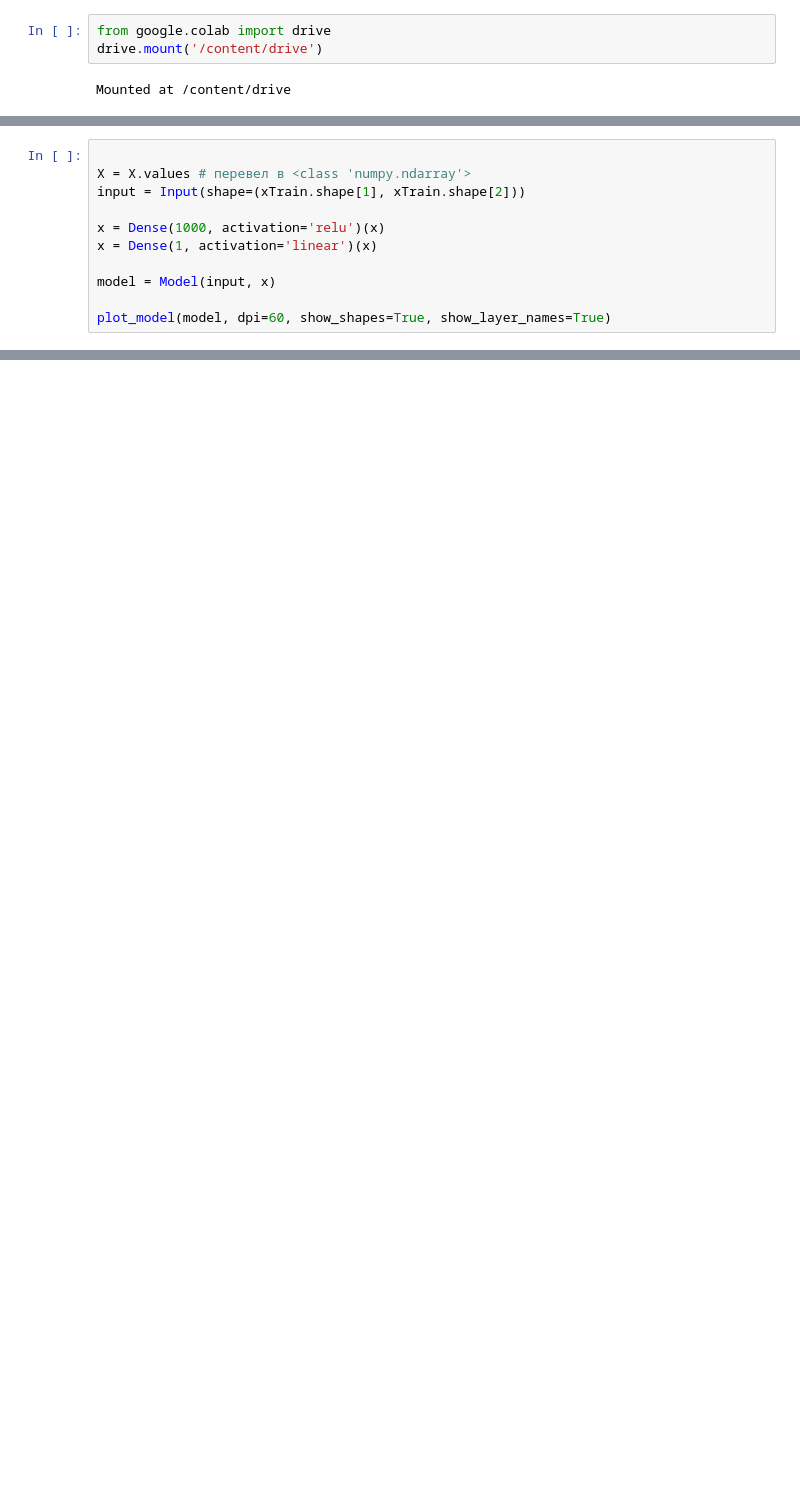
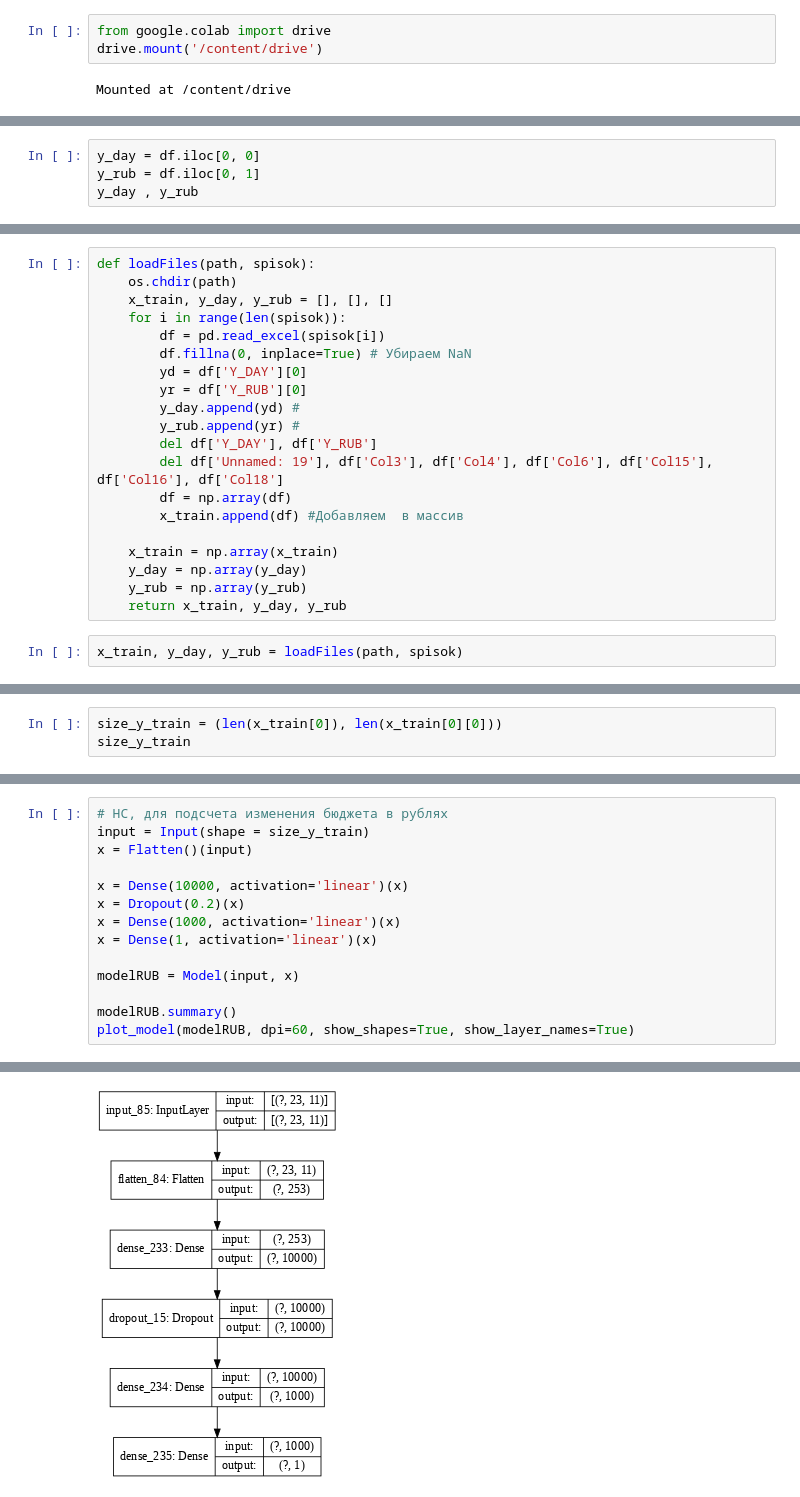
Before and after one commit to Stanislov/leadersofdigital2020, a Jupyter notebook: Index.ipynb, the cells around one changed output, grey strips where cells are left out. Saved outputs shown, nothing was run; the diff lists cells and outputs as text; blank space fills up the shorter version.

```diff
--- a/Index.ipynb
+++ b/Index.ipynb
@@ -67,0 +39,4 @@ df[:3]
+# %%
+y_day = df.iloc[0, 0]
+y_rub = df.iloc[0, 1]
+y_day , y_rub
@@ -67,0 +45,22 @@ df[:3]
+# %%
+def loadFiles(path, spisok):
+    os.chdir(path)
+    x_train, y_day, y_rub = [], [], []
+    for i in range(len(spisok)):
+        df = pd.read_excel(spisok[i])
+        df.fillna(0, inplace=True) # Убираем NaN
+        yd = df['Y_DAY'][0]
+        yr = df['Y_RUB'][0]
+        y_day.append(yd) #
+        y_rub.append(yr) #
+        del df['Y_DAY'], df['Y_RUB']
+        del df['Unnamed: 19'], df['Col3'], df['Col4'], df['Col6'], df['Col15'], df['Col16'], df['Col18']
+        df = np.array(df)
+        x_train.append(df) #Добавляем  в массив
+
+    x_train = np.array(x_train)
+    y_day = np.array(y_day)
+    y_rub = np.array(y_rub)
+    return x_train, y_day, y_rub
+# %%
+x_train, y_day, y_rub = loadFiles(path, spisok)
@@ -67,0 +114,3 @@ df[:3]
+# %%
+size_y_train = (len(x_train[0]), len(x_train[0][0]))
+size_y_train
@@ -68,11 +121,15 @@ df[:3]
 # %%
+# НС, для подсчета изменения бюджета в рублях
+input = Input(shape = size_y_train)
+x = Flatten()(input)
 
-X = X.values # перевел в <class 'numpy.ndarray'>
-input = Input(shape=(xTrain.shape[1], xTrain.shape[2]))
-
-x = Dense(1000, activation='relu')(x)
+x = Dense(10000, activation='linear')(x)
+x = Dropout(0.2)(x)
+x = Dense(1000, activation='linear')(x)
 x = Dense(1, activation='linear')(x)
 
-model = Model(input, x)
+modelRUB = Model(input, x)
 
-plot_model(model, dpi=60, show_shapes=True, show_layer_names=True)
+modelRUB.summary()
+plot_model(modelRUB, dpi=60, show_shapes=True, show_layer_names=True)
+# %% [output]
@@ -78,0 +156 @@ plot_model(model, dpi=60, show_shapes=True, show_layer_names=True)
+[figure, added]
```
Also changed, not shown: parts of 36 cells of this notebook.
